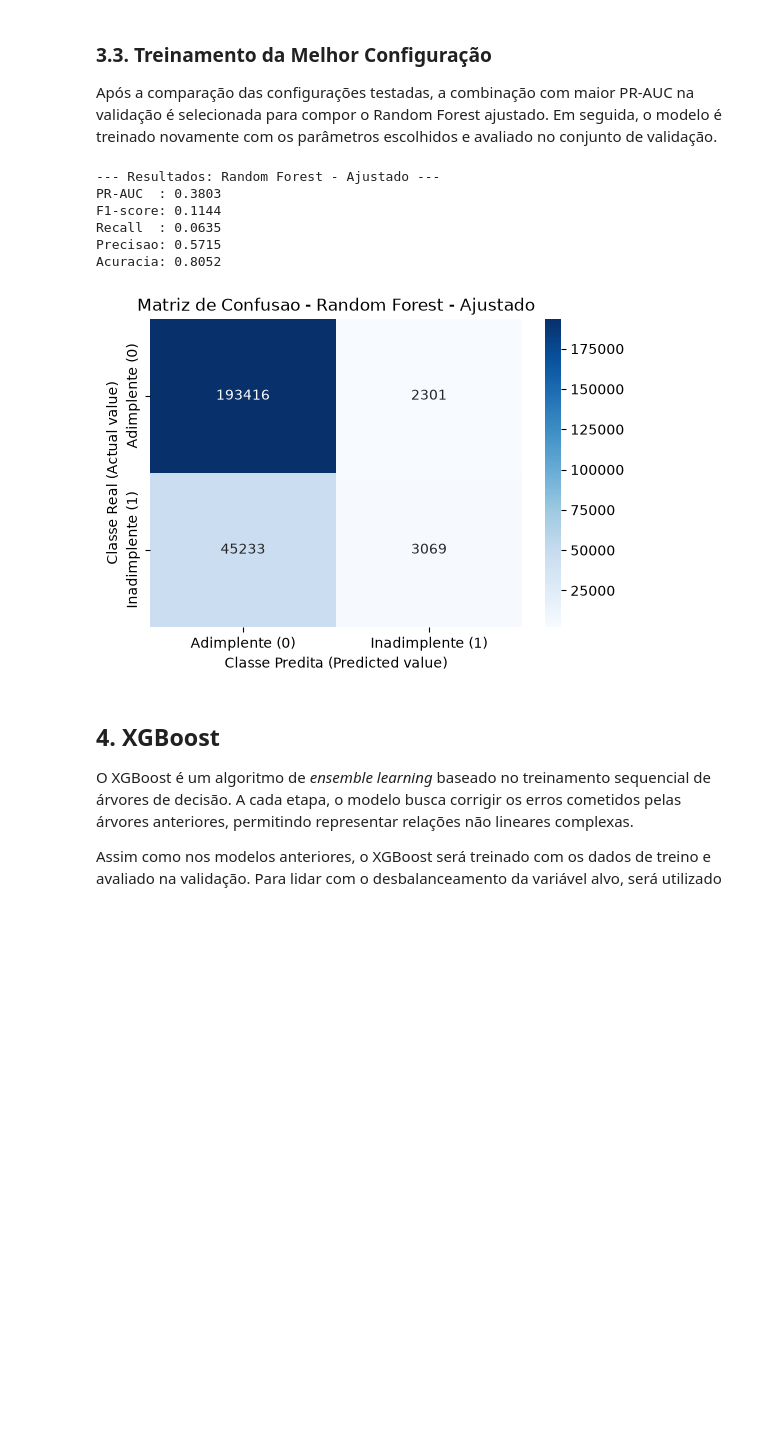
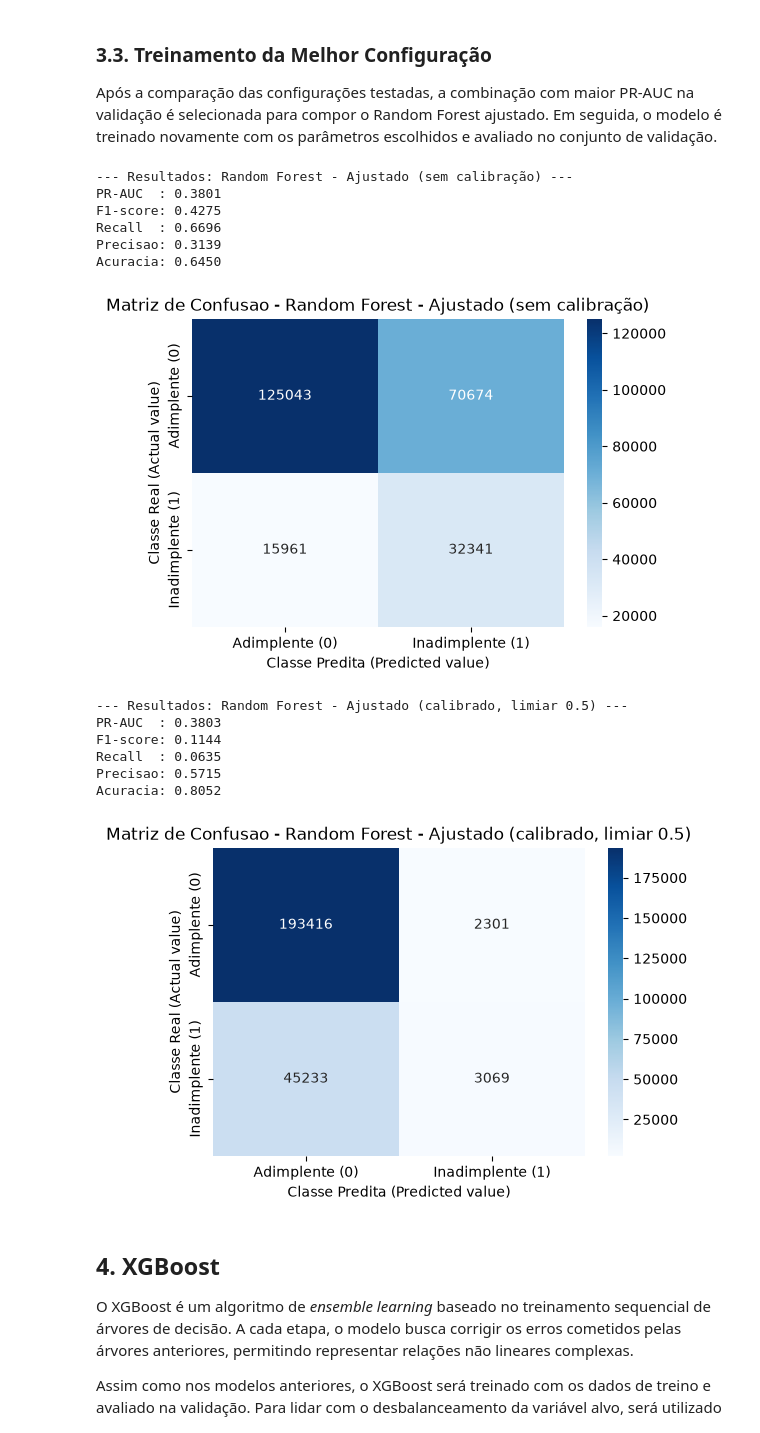
Before and after one commit to Heimrath/TCC-Inadimplencia-de-Credito, a Jupyter notebook: 03_Modelagem.ipynb, the cells around one changed output. Drawn from its saved outputs; the diff is of its cells as text; code cells hidden in the pictures; blank space fills up the shorter version.

Commit message:
feat: adiciona resultados dos modelos sem calibração

```diff
--- a/03_Modelagem.ipynb
+++ b/03_Modelagem.ipynb
@@ -244,46 +246,65 @@ from sklearn.calibration import CalibratedClassifierCV
 
 rf_tuned_model = RandomForestClassifier(
     n_estimators=300,
     max_depth=12,
     min_samples_leaf=30,
     class_weight="balanced",
     random_state=42,
     n_jobs=-1,
 )
 
+rf_tuned_model.fit(X_train, y_train)
+
+y_pred_val_rf_tuned = rf_tuned_model.predict(X_val)
+y_pred_proba_val_rf_tuned = rf_tuned_model.predict_proba(X_val)[:, 1]
+
+rf_tuned_results = evaluate_classification(
+    y_val,
+    y_pred_val_rf_tuned,
+    y_pred_proba_val_rf_tuned,
+    model_name="Random Forest - Ajustado (sem calibração)",
+)
+
 rf_calibrator = CalibratedClassifierCV(
     estimator=rf_tuned_model, method='sigmoid', cv=5
 )
 rf_calibrator.fit(X_train, y_train)
 
-y_pred_val_rf_tuned = rf_calibrator.predict(X_val)
-y_pred_proba_val_rf_tuned = rf_calibrator.predict_proba(X_val)[:, 1]
+y_pred_val_rf_calibrated = rf_calibrator.predict(X_val)
+y_pred_proba_val_rf_calibrated = rf_calibrator.predict_proba(X_val)[:, 1]
 
 rf_tuned_params = {
     parametro: rf_tuned_model.get_params()[parametro]
     for parametro in [
         "n_estimators",
         "max_depth",
         "min_samples_leaf",
         "class_weight",
         "random_state",
     ]
 }
 
-rf_tuned_results = evaluate_classification(
+rf_calibrated_results = evaluate_classification(
     y_val,
-    y_pred_val_rf_tuned,
-    y_pred_proba_val_rf_tuned,
-    model_name="Random Forest - Ajustado",
+    y_pred_val_rf_calibrated,
+    y_pred_proba_val_rf_calibrated,
+    model_name="Random Forest - Ajustado (calibrado, limiar 0.5)",
 )
 # %% [output]
---- Resultados: Random Forest - Ajustado ---
-PR-AUC  : 0.3803
-F1-score: 0.1144
-Recall  : 0.0635
-Precisao: 0.5715
-Acuracia: 0.8052
+--- Resultados: Random Forest - Ajustado (sem calibração) ---
+PR-AUC  : 0.3801
+F1-score: 0.4275
+Recall  : 0.6696
+Precisao: 0.3139
+Acuracia: 0.6450
-[figure, old version]
+[figure, new version]
+--- Resultados: Random Forest - Ajustado (calibrado, limiar 0.5) ---
+PR-AUC  : 0.3803
+F1-score: 0.1144
+Recall  : 0.0635
+Precisao: 0.5715
+Acuracia: 0.8052
+[figure, added]
 # %% [markdown]
 ## 4. XGBoost
 
```
Also changed, not shown: parts of 7 cells of this notebook.
